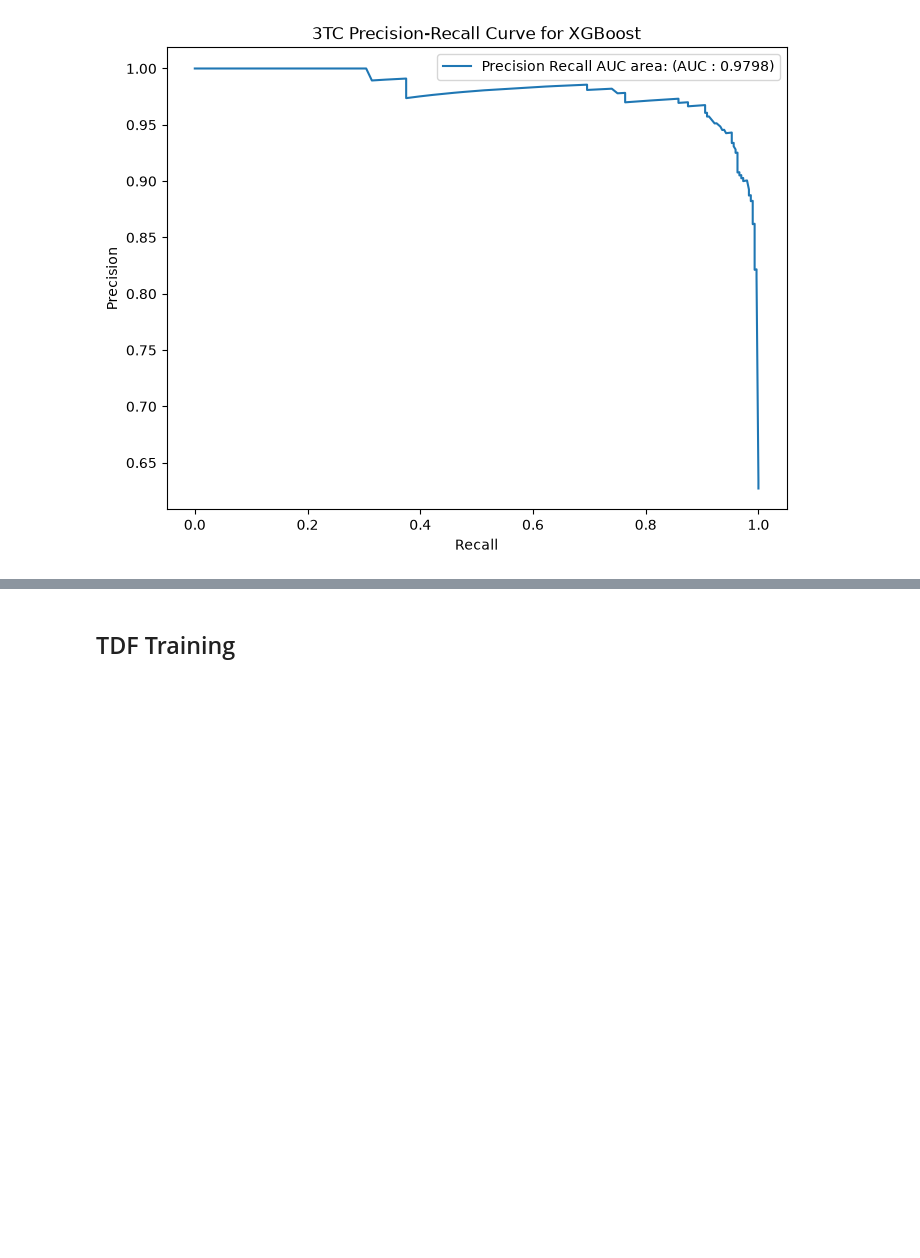
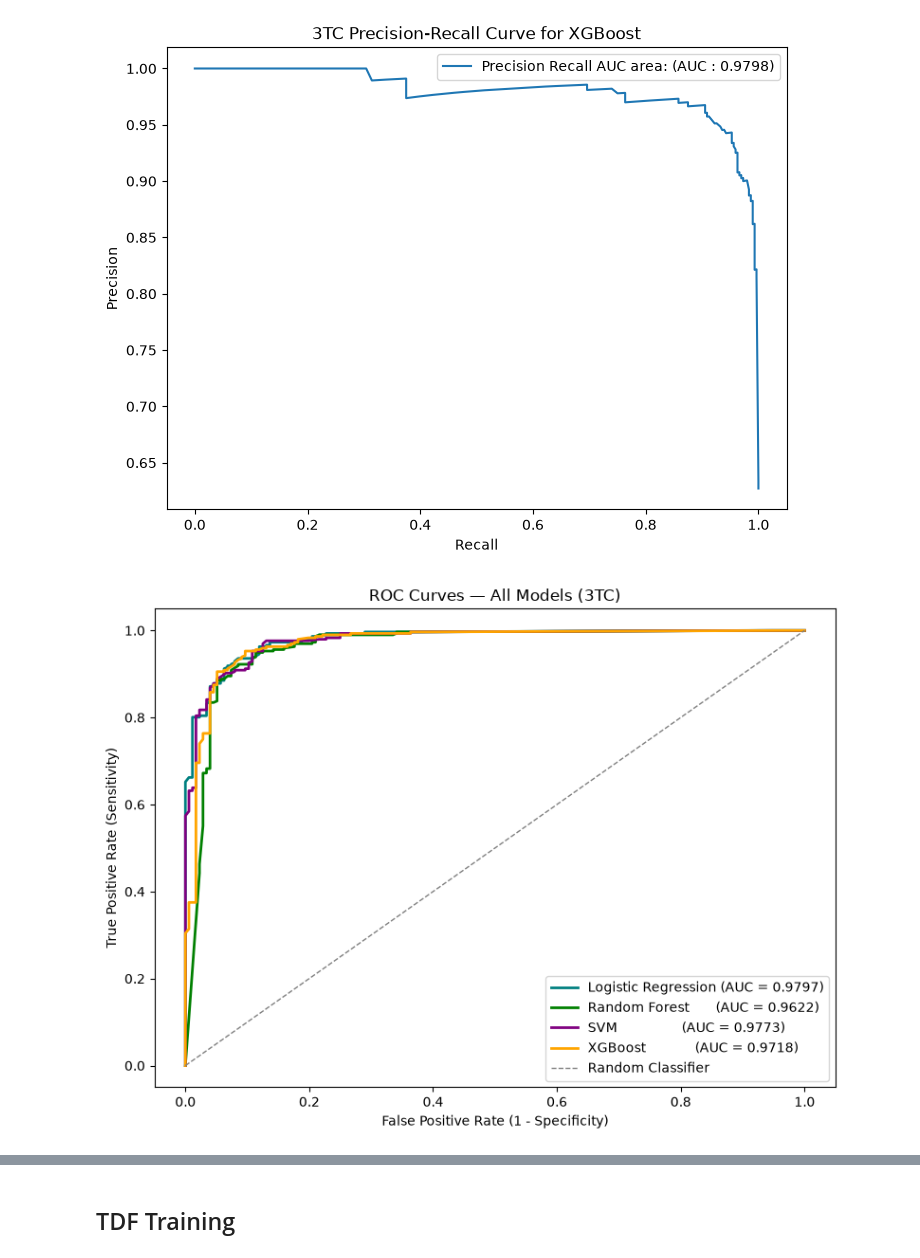
Before and after one commit to NoelOkumu/Eneza-Data-Science-Residential-training-2026, a Jupyter notebook: Day1/mutatio_profile1.ipynb, the cells around one changed output, grey strips where cells are left out. Cells and saved outputs as stored; diff of their text form; code cells hidden in the pictures; blank space fills up the shorter version.

```diff
--- a/Day1/mutatio_profile1.ipynb
+++ b/Day1/mutatio_profile1.ipynb
@@ -1028,13 +1046,13 @@ plt.show()
 from sklearn.svm import SVC
 
 # Set parameters
-svm_model = SVC(kernel='linear', class_weight='balanced', probability=True, random_state=42)
+svm_3TC_model = SVC(kernel='linear', class_weight='balanced', probability=True, random_state=42)
 
 # Train Model
-svm_model.fit(X_train_array, y_train)
+svm_3TC_model.fit(X_3TC_train_array, y_3TC_train_array)
 
 # Make prediction using model
-y_pred_svm = svm_model.predict(X_test_array)
+y_3TC_pred_svm = svm_3TC_model.predict(X_3TC_test_array)
 # %% [markdown]
 #### Classification Report
 # %%
@@ -1114,15 +1131,15 @@ ROC-AUC Score: 0.9759
 from sklearn.metrics import roc_curve, auc
 
 # Generate scores
-y_svm_scores = svm_model.predict_proba(X_test_array)[:, 1]
+y_3TC_svm_scores = svm_3TC_model.predict_proba(X_3TC_test_array)[:, 1]
 
 # Fit metrics to curve
-fpr, tpr, _ = roc_curve(y_test, y_svm_scores)
-roc_auc = auc(fpr, tpr)
+fpr_3TC_svm, tpr_3TC_svm, _ = roc_curve(y_3TC_test_array, y_3TC_svm_scores)
+roc_auc_3TC_svm_score = auc(fpr_3TC_svm, tpr_3TC_svm)
 
 #Plot curve
 plt.figure(figsize = (8,6))
-plt.plot(fpr, tpr, label=f"ROC_SVM, (AUC = {roc_auc :.4f})")
+plt.plot(fpr_3TC_svm, tpr_3TC_svm, label=f"ROC_SVM, (AUC = {roc_auc_3TC_svm_score:.4f})")
 plt.plot([0,1],[0,1],"r--",label = "Random Guess")
 plt.xlabel("Recall")
 plt.ylabel("Precision")
@@ -1162,9 +1179,9 @@ from xgboost import XGBClassifier
 # # scale_pos_weight handles class imbalance — ratio of susceptible to resistant
 # scale = (y_train == 0).sum() / (y_train == 1).sum()
 
-xgb_model = XGBClassifier(objective ="binary:logistic", random_state=42, eval_metric='logloss')
-xgb_model.fit(X_train_array, y_train)
-y_pred_xgb = xgb_model.predict(X_test_array)
+xgb_3TC_model = XGBClassifier(objective ="binary:logistic", random_state=42, eval_metric='logloss')
+xgb_3TC_model.fit(X_3TC_train_array, y_3TC_train_array)
+y_3TC_pred_xgb = xgb_3TC_model.predict(X_3TC_test_array)
 # %% [markdown]
 #### Classification report
 # %%
@@ -1243,15 +1259,15 @@ ROC-AUC Score: 0.9868
 from sklearn.metrics import roc_curve, auc
 
 ## Generate y_xgb_scores
-y_xgb_scores = xgb_model.predict_proba(X_test_array)[:,1]
+y_3TC_xgb_scores = xgb_3TC_model.predict_proba(X_3TC_test_array)[:,1]
 
 ##Fill parameters
-fpr, tpr, _ = roc_curve(y_test, y_xgb_scores)
-auc_score = auc(fpr, tpr)
+fpr_3TC_xgb, tpr_3TC_xgb, _ = roc_curve(y_3TC_test_array, y_3TC_xgb_scores)
+roc_auc_3TC_xgb_score = auc(fpr_3TC_xgb, tpr_3TC_xgb)
 
 ## Plot roc_auc curves
 plt.figure(figsize=(8,6))
-plt.plot(fpr, tpr, label=f"ROC_XGBoost (AUC = {auc_score:.4f})")
+plt.plot(fpr_3TC_xgb, tpr_3TC_xgb, label=f"ROC_XGBoost (AUC = {roc_auc_3TC_xgb_score:.4f})")
 plt.plot([0,1],[0,1],"r--", label="Random Guess")
 plt.xlabel("fpr")
 plt.ylabel("tpr")
@@ -1283,3 +1299,18 @@ plt.legend()
 plt.show()
 # %% [output]
 [figure]
+# %%
+plt.figure(figsize=(8, 6))
+plt.plot(fpr_3TC_lr,  tpr_3TC_lr,  color='teal',   lw=2, label=f'Logistic Regression (AUC = {roc_auc_3TC_lr_score:.4f})')
+plt.plot(fpr_3TC_rf,  tpr_3TC_rf,  color='green',  lw=2, label=f'Random Forest       (AUC = {roc_auc_3TC_rf_score:.4f})')
+plt.plot(fpr_3TC_svm, tpr_3TC_svm, color='purple', lw=2, label=f'SVM                 (AUC = {roc_auc_3TC_svm_score:.4f})')
+plt.plot(fpr_3TC_xgb, tpr_3TC_xgb, color='orange', lw=2, label=f'XGBoost             (AUC = {roc_auc_3TC_xgb_score:.4f})')
+plt.plot([0, 1], [0, 1], color='gray', lw=1, linestyle='--', label='Random Classifier')
+plt.xlabel('False Positive Rate (1 - Specificity)')
+plt.ylabel('True Positive Rate (Sensitivity)')
+plt.title('ROC Curves — All Models (3TC)')
+plt.legend(loc='lower right')
+plt.tight_layout()
+plt.show()
+# %% [output]
+[figure, added]
```
Also changed, not shown: parts of 113 cells of this notebook, 5 other files.
